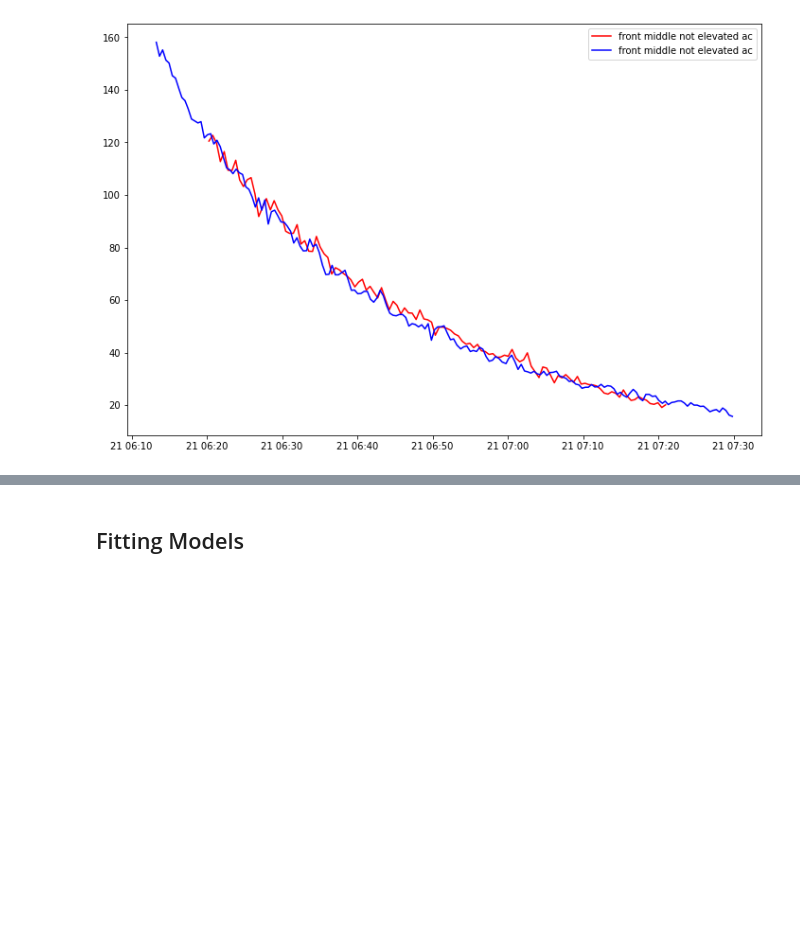
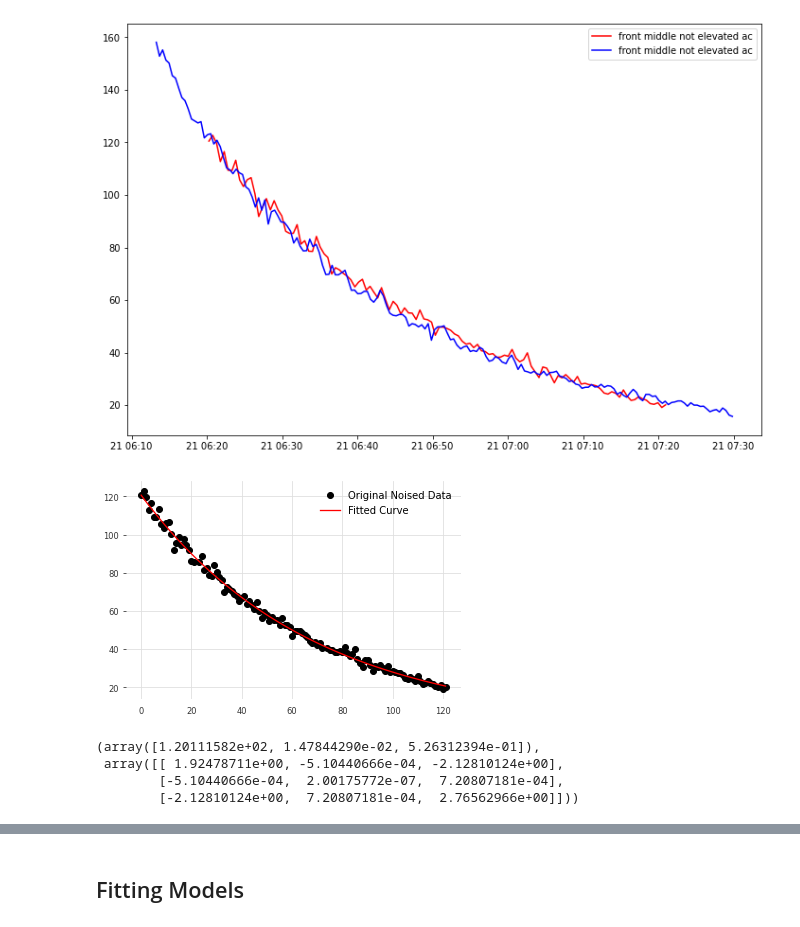
Before and after one commit to yuyouyou032/ph11, a Jupyter notebook: data/analysis.ipynb, the cells around one changed output, grey strips where cells are left out. Drawn from its saved outputs; the diff is of its cells as text; code cells hidden in the pictures; blank space fills up the shorter version.

```diff
--- a/data/analysis.ipynb
+++ b/data/analysis.ipynb
@@ -409,3 +409,11 @@ plt.legend(loc='upper right')
 # %% [output]
 <matplotlib.legend.Legend at 0x...>
 [figure]
+# %%
+produce_best_fit(exp7_pm10_posB, func)
+# %% [output]
+[figure, added]
+(array([1.20111582e+02, 1.47844290e-02, 5.26312394e-01]),
+ array([[ 1.92478711e+00, -5.10440666e-04, -2.12810124e+00],
+        [-5.10440666e-04,  2.00175772e-07,  7.20807181e-04],
+        [-2.12810124e+00,  7.20807181e-04,  2.76562966e+00]]))
```
Also changed, not shown: parts of 38 cells of this notebook, 10 other files.
